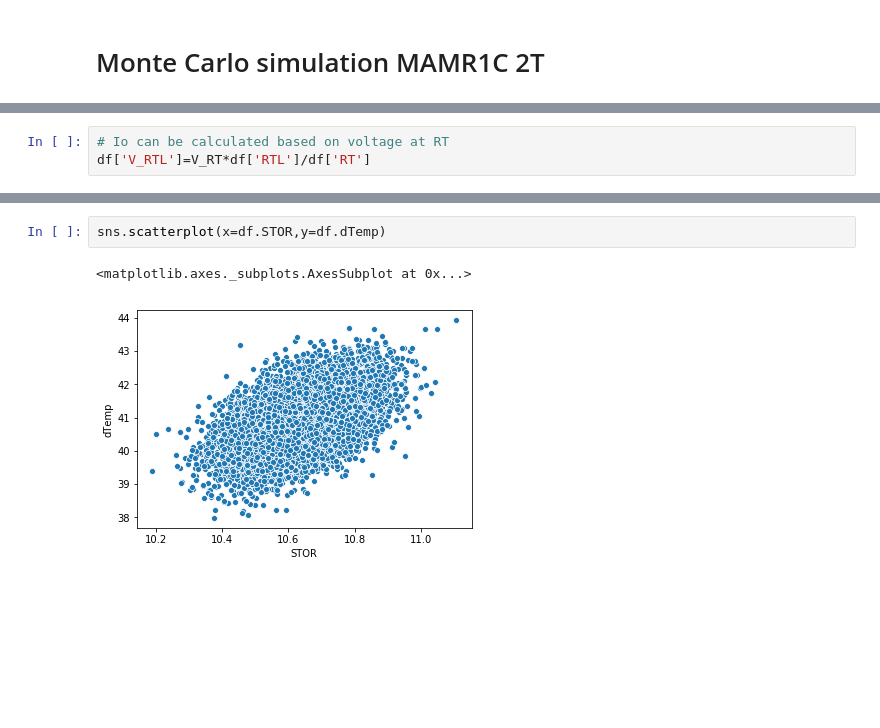
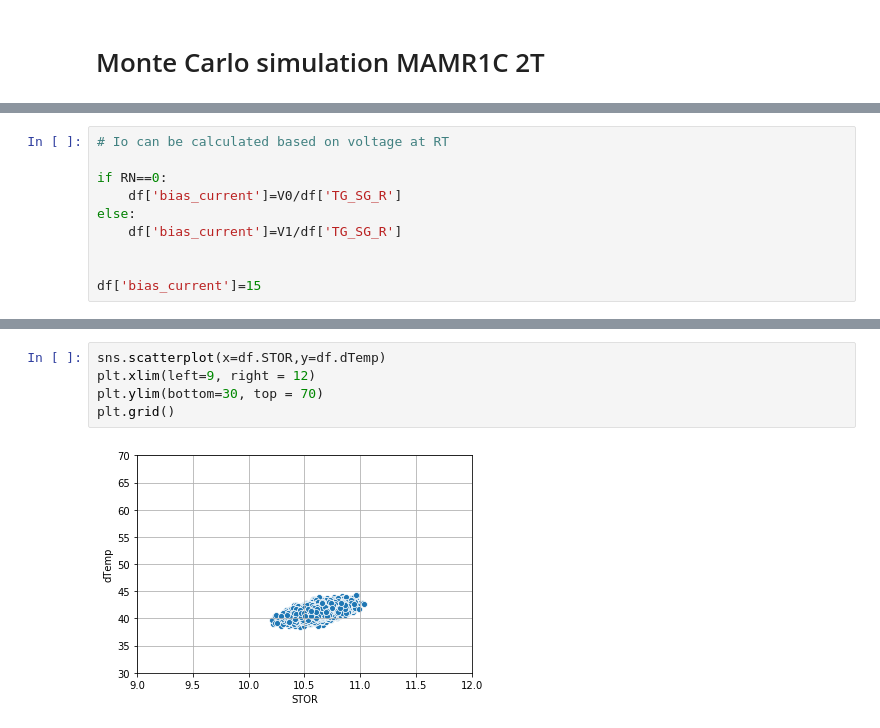
Before and after one commit to sung408/ResistanceNetwork_MonteCarlo, a Jupyter notebook: MonteCarlo_MAMR1C_2T.ipynb, the cells around one changed output, grey strips where cells are left out. Saved outputs shown, nothing was run; the diff lists cells and outputs as text; blank space fills up the shorter version.

```diff
--- a/MonteCarlo_MAMR1C_2T.ipynb
+++ b/MonteCarlo_MAMR1C_2T.ipynb
@@ -108,6 +136,13 @@ df.describe().round(2)
 # %%
 # Io can be calculated based on voltage at RT
-df['V_RTL']=V_RT*df['RTL']/df['RT']
+
+if RN==0:
+    df['bias_current']=V0/df['TG_SG_R']
+else:
+    df['bias_current']=V1/df['TG_SG_R']
+
+
+df['bias_current']=15
 # %% [markdown]
 <img src="simpleSTOR.PNG" width=500>
 # %%
@@ -161,8 +181,10 @@ df.describe()
 # %%
 sns.scatterplot(x=df.STOR,y=df.dTemp)
+plt.xlim(left=9, right = 12)
+plt.ylim(bottom=30, top = 70)
+plt.grid()
 # %% [output]
-<matplotlib.axes._subplots.AxesSubplot at 0x...>
-[figure, old version]
+[figure, new version]
 # %%
 sns.distplot(df['dTemp'],hist=False,label='dTemp',color='r');
 sns.distplot(df['dT_RTG'],hist=False,label="dT RTG");
```
Also changed, not shown: parts of 7 cells of this notebook.
